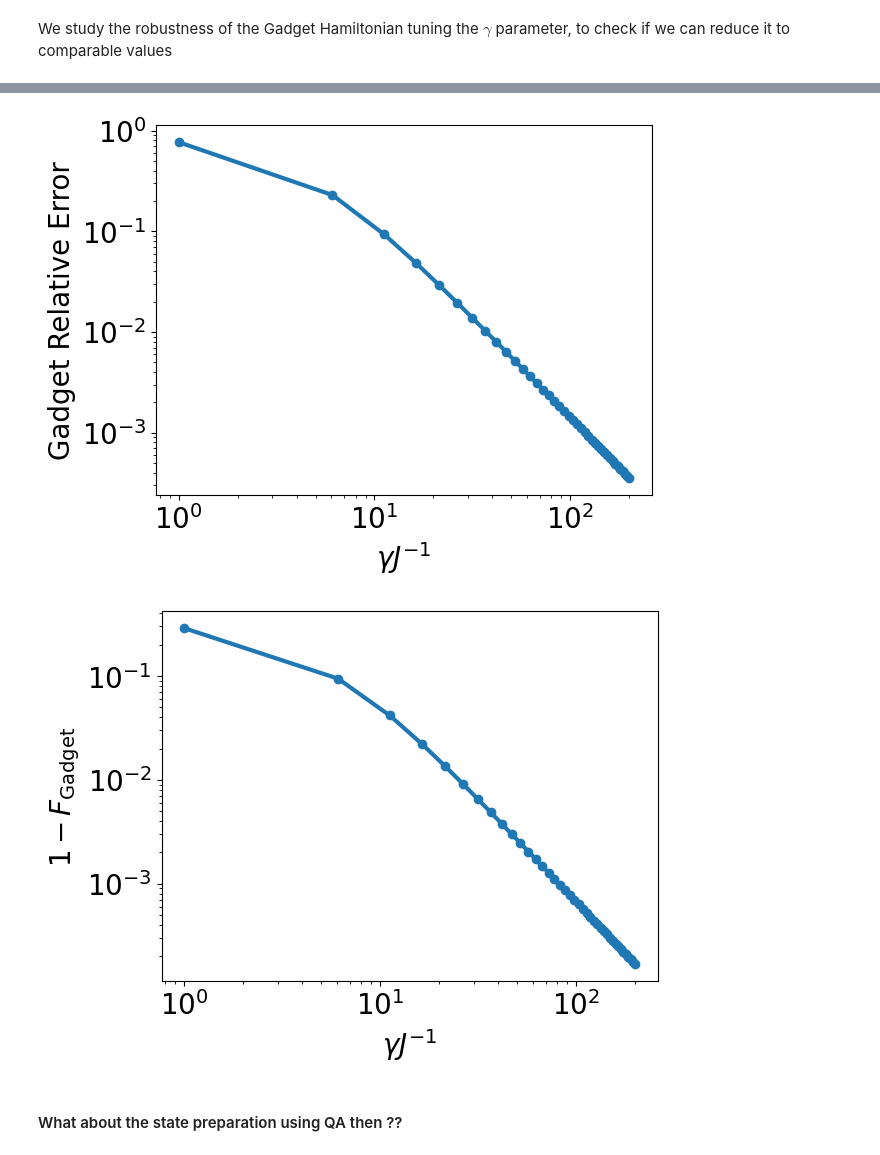
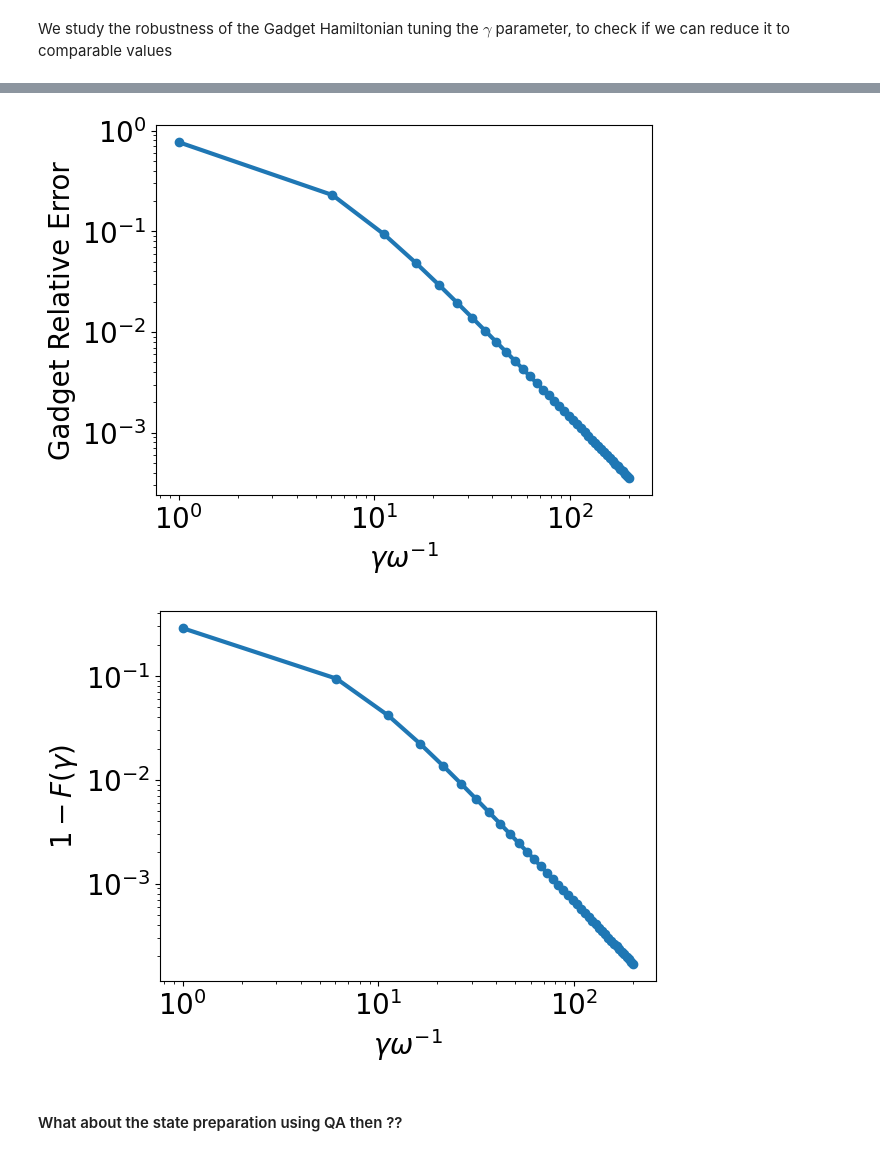
Before and after one commit to emacosta95/Gadget4NSMForQuantumSimulators, a Jupyter notebook: GadgetHe6.ipynb, the cells around one changed output, grey strips where cells are left out. Cells and saved outputs as stored; diff of their text form; code cells hidden in the pictures.

Commit message:
update the plots

```diff
--- a/GadgetHe6.ipynb
+++ b/GadgetHe6.ipynb
@@ -592,20 +597,20 @@ fidelities= 0.9998316657080868
 # %%
 plt.plot(gammas,energy_error,linewidth=3,marker='o')
-plt.xlabel(r'$\gamma J^{-1}$',fontsize=20)
+plt.xlabel(r'$\gamma \omega^{-1}$',fontsize=20)
 plt.ylabel('Gadget Relative Error',fontsize=20)
 plt.tick_params(labelsize=20)
 plt.loglog()
 plt.show()
 
 plt.plot(gammas,1-np.array(fidelities),linewidth=3,marker='o')
-plt.xlabel(r'$\gamma J^{-1}$',fontsize=20)
-plt.ylabel(r'$1-F_{\text{Gadget}}$',fontsize=20)
+plt.xlabel(r'$\gamma \omega^{-1}$',fontsize=20)
+plt.ylabel(r'$1-F(\gamma)$',fontsize=20)
 plt.tick_params(labelsize=20)
 plt.loglog()
 plt.show()
 # %% [output]
-[figure, old version]
+[figure, new version]
-[figure, old version]
+[figure, new version]
 # %% [markdown]
 #### What about the state preparation using QA then ??
 # %%
```
Also changed, not shown: parts of 6 cells of this notebook, 1 other file.
